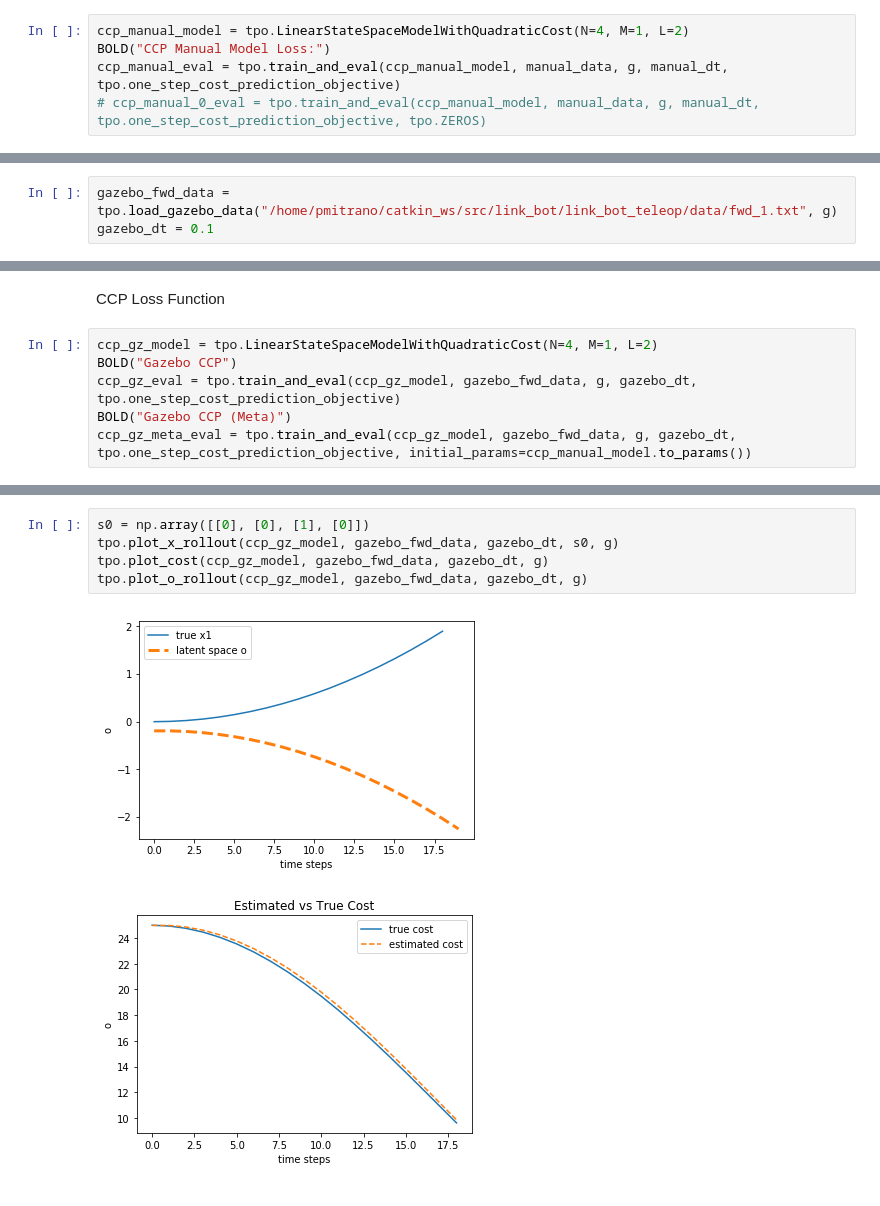
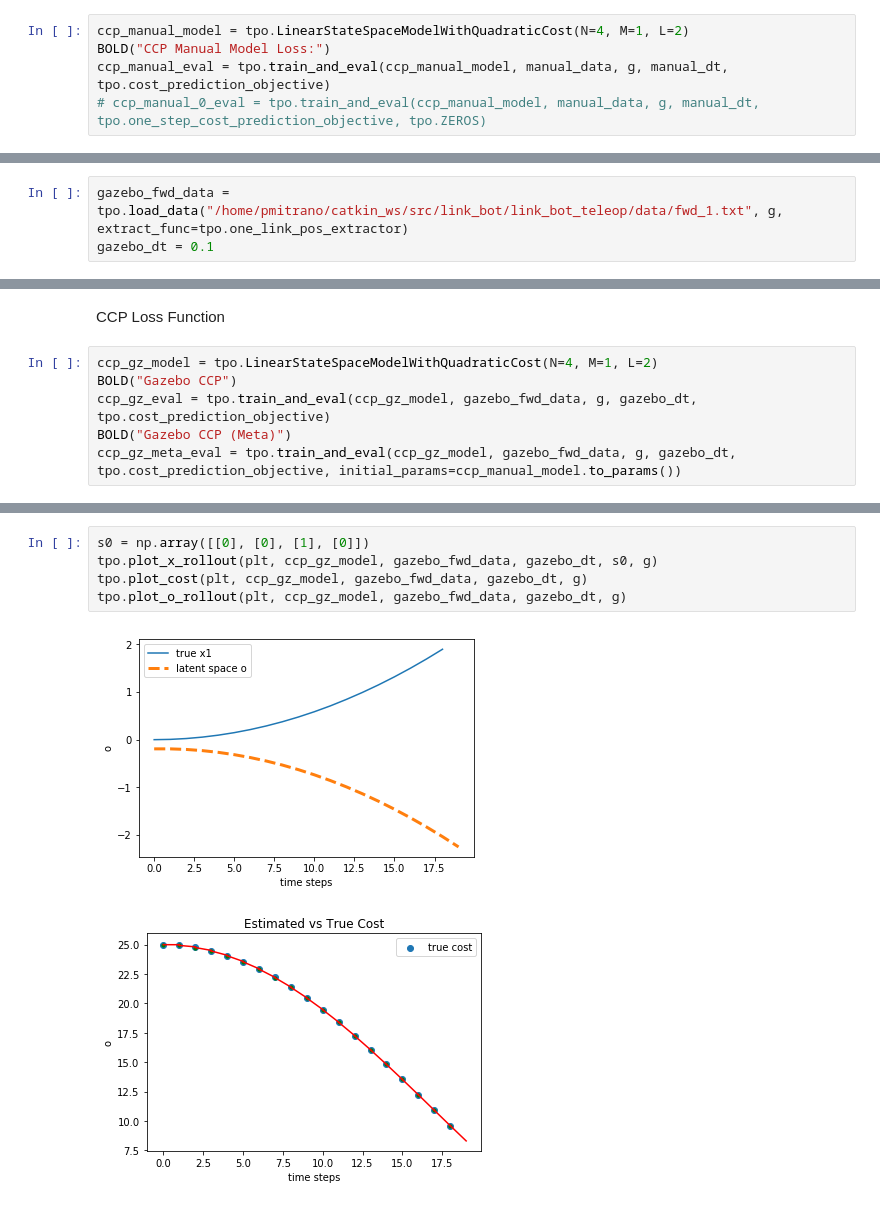
Before and after one commit to UM-ARM-Lab/unreliable-deform-manipulation, a Jupyter notebook: link_bot_notebooks/src/link_bot_notebooks/toy_problem_optimization.ipynb, the cells around one changed output, grey strips where cells are left out. Saved outputs shown, nothing was run; the diff lists cells and outputs as text.

```diff
--- a/link_bot_notebooks/src/link_bot_notebooks/toy_problem_optimization.ipynb
+++ b/link_bot_notebooks/src/link_bot_notebooks/toy_problem_optimization.ipynb
@@ -208,7 +208,7 @@ tpo.plot_o_rollout(csp_manual_model, manual_data, manual_dt, g)
 # %%
 ccp_manual_model = tpo.LinearStateSpaceModelWithQuadraticCost(N=4, M=1, L=2)
 BOLD("CCP Manual Model Loss:")
-ccp_manual_eval = tpo.train_and_eval(ccp_manual_model, manual_data, g, manual_dt, tpo.one_step_cost_prediction_objective)
+ccp_manual_eval = tpo.train_and_eval(ccp_manual_model, manual_data, g, manual_dt, tpo.cost_prediction_objective)
 # ccp_manual_0_eval = tpo.train_and_eval(ccp_manual_model, manual_data, g, manual_dt, tpo.one_step_cost_prediction_objective, tpo.ZEROS)
 # %% [output]
 **CCP Manual Model Loss:**
@@ -241,6 +241,6 @@ tpo.plot_cost(ccp_manual_model, manual_data, manual_dt, g)
 # %% [markdown]
 # Now with some data from Gazebo
 # %%
-gazebo_fwd_data = tpo.load_gazebo_data("/home/pmitrano/catkin_ws/src/link_bot/link_bot_teleop/data/fwd_1.txt", g)
+gazebo_fwd_data = tpo.load_data("/home/pmitrano/catkin_ws/src/link_bot/link_bot_teleop/data/fwd_1.txt", g, extract_func=tpo.one_link_pos_extractor)
 gazebo_dt = 0.1
 # %%
@@ -372,8 +372,8 @@ CCP Loss Function
 # %%
 ccp_gz_model = tpo.LinearStateSpaceModelWithQuadraticCost(N=4, M=1, L=2)
 BOLD("Gazebo CCP")
-ccp_gz_eval = tpo.train_and_eval(ccp_gz_model, gazebo_fwd_data, g, gazebo_dt, tpo.one_step_cost_prediction_objective)
+ccp_gz_eval = tpo.train_and_eval(ccp_gz_model, gazebo_fwd_data, g, gazebo_dt, tpo.cost_prediction_objective)
 BOLD("Gazebo CCP (Meta)")
-ccp_gz_meta_eval = tpo.train_and_eval(ccp_gz_model, gazebo_fwd_data, g, gazebo_dt, tpo.one_step_cost_prediction_objective, initial_params=ccp_manual_model.to_params())
+ccp_gz_meta_eval = tpo.train_and_eval(ccp_gz_model, gazebo_fwd_data, g, gazebo_dt, tpo.cost_prediction_objective, initial_params=ccp_manual_model.to_params())
 # %% [output]
 **Gazebo CCP**
@@ -406,12 +406,12 @@ Model reduction Matrix: [[-0.8   0.   -0.19  0.  ]]
  Cost Matrix: [[1.02]]
 # %%
 s0 = np.array([[0], [0], [1], [0]])
-tpo.plot_x_rollout(ccp_gz_model, gazebo_fwd_data, gazebo_dt, s0, g)
-tpo.plot_cost(ccp_gz_model, gazebo_fwd_data, gazebo_dt, g)
-tpo.plot_o_rollout(ccp_gz_model, gazebo_fwd_data, gazebo_dt, g)
+tpo.plot_x_rollout(plt, ccp_gz_model, gazebo_fwd_data, gazebo_dt, s0, g)
+tpo.plot_cost(plt, ccp_gz_model, gazebo_fwd_data, gazebo_dt, g)
+tpo.plot_o_rollout(plt, ccp_gz_model, gazebo_fwd_data, gazebo_dt, g)
 # %% [output]
 [figure]
-[figure, old version]
+[figure, new version]
 [figure]
 # %% [markdown]
 # Summary of Results On The Gazebo Pull Data
```
Also changed, not shown: parts of 16 cells of this notebook, 8 other files.
